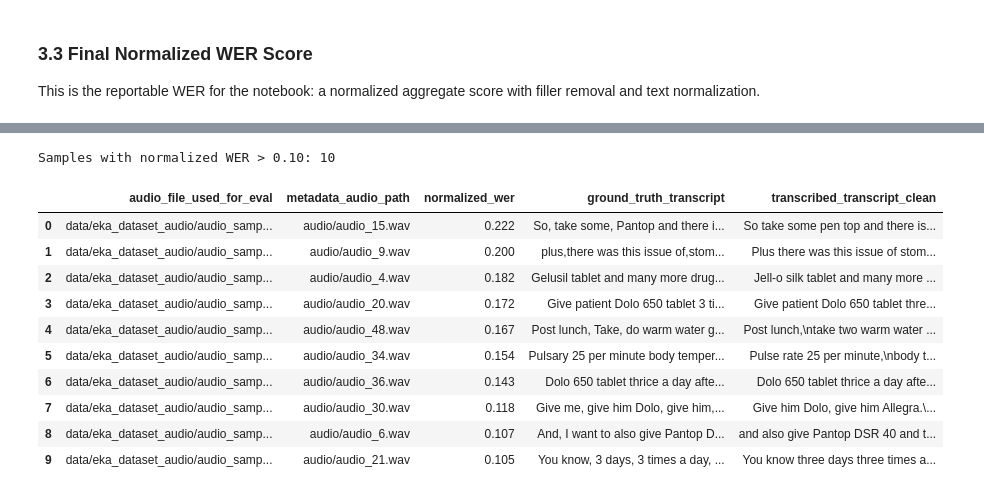
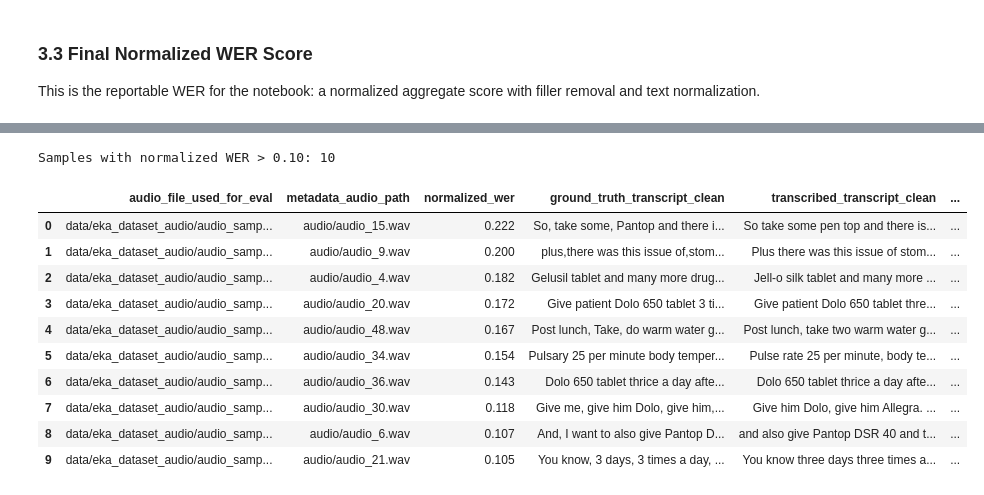
Before and after one commit to Advanced-Software-Technology-course/NLP-for-medical-records, a Jupyter notebook: evaluation/evaluation.ipynb, the cells around one changed output, grey strips where cells are left out. Cells and saved outputs as stored; diff of their text form; code cells hidden in the pictures.

Commit message:
Refactor notebook for cleaner presentation

```diff
--- a/evaluation/evaluation.ipynb
+++ b/evaluation/evaluation.ipynb
@@ -115,31 +272,3 @@ Some datasets params were ignored: ['default_preview_rows']. Make sure to use on
 Audio column removed. Transcripts only will be saved.
 Done! Transcripts saved in metadata.csv
 Note: Audio files were not saved due to torchcodec dependency. Transcripts are available.
-# %%
-import os
-import pandas as pd
-from datasets import load_dataset
-
-# Load dataset and remove audio column to avoid torch/torchcodec dependency
-dataset = load_dataset("ekacare/eka-medical-asr-evaluation-dataset", trust_remote_code=True)
-dataset = dataset.remove_columns(['audio'])
-
-rows = []
-
-for i, sample in enumerate(dataset["test"]):
-    filename = f"audio_{i}.wav"
-    text = sample["text"]
-
-    rows.append({
-        "audio_path": f"audio/{filename}",
-        "transcript": text
-    })
-
-df = pd.DataFrame(rows)
-
-# create folder if it doesn't exist
-os.makedirs("medical_asr_dataset", exist_ok=True)
-
-df.to_csv("medical_asr_dataset/metadata.csv", index=False)
-
-print("Dataset table created!")
@@ -832,6 +859,6 @@ This block regenerates missing Gladia sidecar files for the available local EKA
 # Toggle this once to control whether existing Gladia transcripts are regenerated.
 # False: reuse cached *_gladia.txt files when present.
 # True: force fresh Gladia transcription and overwrite cached outputs.
-REGENERATE_EXISTING_GLADIA_TRANSCRIPTIONS = True
+REGENERATE_EXISTING_GLADIA_TRANSCRIPTIONS = False
 print(f"REGENERATE_EXISTING_GLADIA_TRANSCRIPTIONS={REGENERATE_EXISTING_GLADIA_TRANSCRIPTIONS}")
 # %% [output]
@@ -1638,6 +1694,11 @@ if 'normalized_df' not in globals() or normalized_df.empty:
 
 metadata = load_metadata()
 meta_audio_series = metadata['audio_path'].astype(str).fillna('').str.strip()
+
+
+def _clean_display_text(text: str) -> str:
+    return re.sub(r'\s+', ' ', strip_speaker_tags(str(text or '')).strip()).strip()
+
 
 comparison_rows = []
 for _, row in normalized_df.iterrows():
@@ -1665,44 +1726,48 @@ for _, row in normalized_df.iterrows():
 
     comparison_rows.append({
         'audio_file_used_for_eval': audio_file,
         'metadata_audio_path': matched_audio_path,
         'normalized_wer': round(score, 3),
-        'ground_truth_transcript': reference_raw,
-        'transcribed_transcript_clean': strip_speaker_tags(predicted_raw).strip(),
+        'ground_truth_transcript_clean': _clean_display_text(reference_raw),
+        'transcribed_transcript_clean': _clean_display_text(predicted_raw),
+        'ground_truth_transcript_raw': reference_raw,
+        'transcribed_transcript_raw': strip_speaker_tags(predicted_raw).strip(),
     })
 
 if comparison_rows:
     high_wer_comparison_df = pd.DataFrame(comparison_rows).sort_values(
         by='normalized_wer', ascending=False
     ).reset_index(drop=True)
 else:
     high_wer_comparison_df = pd.DataFrame(
         columns=[
             'audio_file_used_for_eval',
             'metadata_audio_path',
             'normalized_wer',
-            'ground_truth_transcript'
+            'ground_truth_transcript_clean',
             'transcribed_transcript_clean',
+            'ground_truth_transcript_raw',
+            'transcribed_transcript_raw',
         ]
     )
 
 if high_wer_comparison_df.empty:
     print(f"No samples found with normalized WER > {WER_THRESHOLD:.2f}.")
 else:
     print(f"Samples with normalized WER > {WER_THRESHOLD:.2f}: {len(high_wer_comparison_df)}")
     display(high_wer_comparison_df)
 
 high_wer_comparison_df
 # %% [output]
 Samples with normalized WER > 0.10: 10
-|  | audio_file_used_for_eval | metadata_audio_path | normalized_wer | ground_truth_transcript | transcribed_transcript_clean |
-| 0 | data/eka_dataset_audio/audio_samp... | audio/audio_15.wav | 0.222 | So, take some, Pantop and there i... | So take some pen top and there is... |
-| 1 | data/eka_dataset_audio/audio_samp... | audio/audio_9.wav | 0.200 | plus,there was this issue of,stom... | Plus there was this issue of stom... |
-| 2 | data/eka_dataset_audio/audio_samp... | audio/audio_4.wav | 0.182 | Gelusil tablet and many more drug... | Jell-o silk tablet and many more ... |
-| 3 | data/eka_dataset_audio/audio_samp... | audio/audio_20.wav | 0.172 | Give patient Dolo 650 tablet 3 ti... | Give patient Dolo 650 tablet thre... |
-| 4 | data/eka_dataset_audio/audio_samp... | audio/audio_48.wav | 0.167 | Post lunch, Take, do warm water g... | Post lunch,\ntake two warm water ... |
-| 5 | data/eka_dataset_audio/audio_samp... | audio/audio_34.wav | 0.154 | Pulsary 25 per minute body temper... | Pulse rate 25 per minute,\nbody t... |
-| 6 | data/eka_dataset_audio/audio_samp... | audio/audio_36.wav | 0.143 | Dolo 650 tablet thrice a day afte... | Dolo 650 tablet thrice a day afte... |
-| 7 | data/eka_dataset_audio/audio_samp... | audio/audio_30.wav | 0.118 | Give me, give him Dolo, give him,... | Give him Dolo, give him Allegra.\... |
-| 8 | data/eka_dataset_audio/audio_samp... | audio/audio_6.wav | 0.107 | And, I want to also give Pantop D... | and also give Pantop DSR 40 and t... |
-| 9 | data/eka_dataset_audio/audio_samp... | audio/audio_21.wav | 0.105 | You know, 3 days, 3 times a day, ... | You know three days three times a... |
+|  | audio_file_used_for_eval | metadata_audio_path | normalized_wer | ground_truth_transcript_clean | transcribed_transcript_clean | ... |
+| 0 | data/eka_dataset_audio/audio_samp... | audio/audio_15.wav | 0.222 | So, take some, Pantop and there i... | So take some pen top and there is... | ... |
+| 1 | data/eka_dataset_audio/audio_samp... | audio/audio_9.wav | 0.200 | plus,there was this issue of,stom... | Plus there was this issue of stom... | ... |
+| 2 | data/eka_dataset_audio/audio_samp... | audio/audio_4.wav | 0.182 | Gelusil tablet and many more drug... | Jell-o silk tablet and many more ... | ... |
+| 3 | data/eka_dataset_audio/audio_samp... | audio/audio_20.wav | 0.172 | Give patient Dolo 650 tablet 3 ti... | Give patient Dolo 650 tablet thre... | ... |
+| 4 | data/eka_dataset_audio/audio_samp... | audio/audio_48.wav | 0.167 | Post lunch, Take, do warm water g... | Post lunch, take two warm water g... | ... |
+| 5 | data/eka_dataset_audio/audio_samp... | audio/audio_34.wav | 0.154 | Pulsary 25 per minute body temper... | Pulse rate 25 per minute, body te... | ... |
+| 6 | data/eka_dataset_audio/audio_samp... | audio/audio_36.wav | 0.143 | Dolo 650 tablet thrice a day afte... | Dolo 650 tablet thrice a day afte... | ... |
+| 7 | data/eka_dataset_audio/audio_samp... | audio/audio_30.wav | 0.118 | Give me, give him Dolo, give him,... | Give him Dolo, give him Allegra. ... | ... |
+| 8 | data/eka_dataset_audio/audio_samp... | audio/audio_6.wav | 0.107 | And, I want to also give Pantop D... | and also give Pantop DSR 40 and t... | ... |
+| 9 | data/eka_dataset_audio/audio_samp... | audio/audio_21.wav | 0.105 | You know, 3 days, 3 times a day, ... | You know three days three times a... | ... |
```
Also changed, not shown: parts of 27 cells of this notebook, 4 other files.
